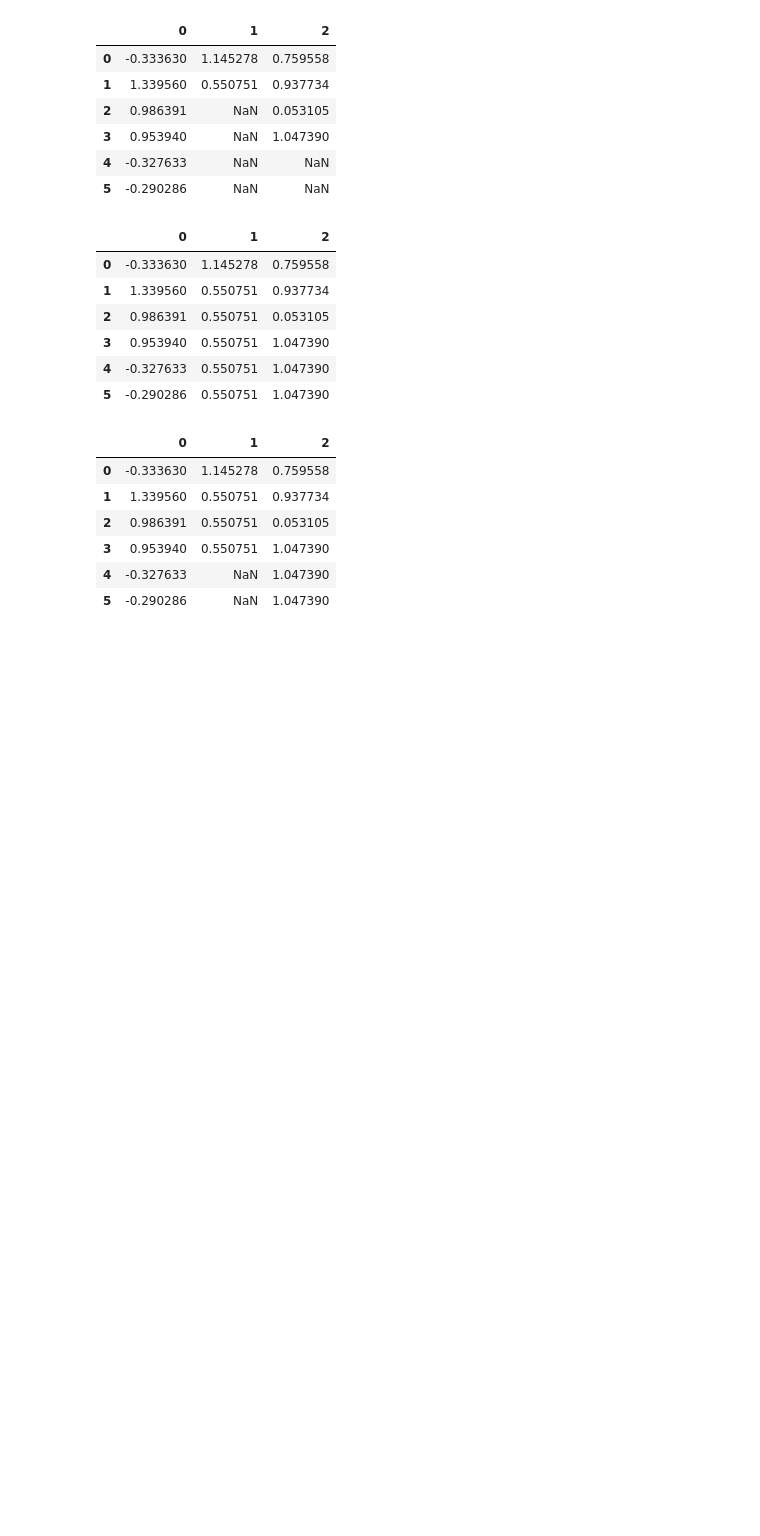
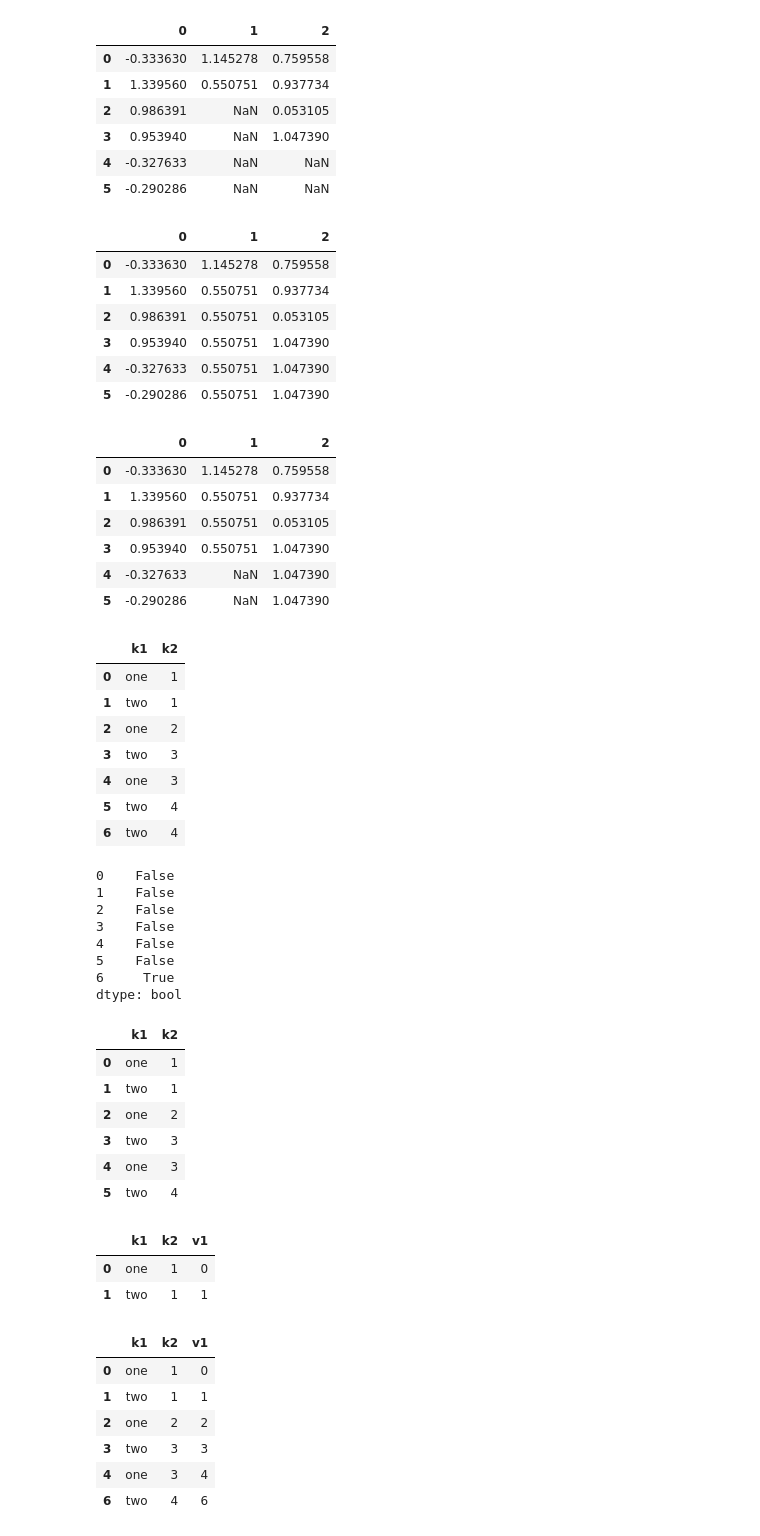
Before and after one commit to Roooooobin/Python-for-Data-Analysis-Practice, a Jupyter notebook: Data Cleaning and Preparation.ipynb, the cells around one changed output. Drawn from its saved outputs; the diff is of its cells as text; code cells hidden in the pictures; blank space fills up the shorter version.

Commit message:
Pandas: duplicate, replace

```diff
--- a/Data Cleaning and Preparation.ipynb
+++ b/Data Cleaning and Preparation.ipynb
@@ -190,3 +190,51 @@ df.fillna(method='ffill', limit=2)
 | 3 | 0.953940 | 0.550751 | 1.047390 |
 | 4 | -0.327633 | NaN | 1.047390 |
 | 5 | -0.290286 | NaN | 1.047390 |
+# %%
+# data transformation
+# removing duplicates
+data = pd.DataFrame({'k1': ['one', 'two'] * 3 + ['two'],
+                     'k2': [1, 1, 2, 3, 3, 4, 4]})
+data
+# The DataFrame method duplicated returns a boolean Series indicating whether each row is a duplicate (has been observed in a previous row) or not:
+data.duplicated()
+data.drop_duplicates()
+# filter based only on some column
+data['v1'] = range(7)
+data.drop_duplicates(['k1'])
+# by default keep the first observed value, passing keep='last' will return the last one
+data.drop_duplicates(['k1', 'k2'], keep='last')
+# %% [output]
+|  | k1 | k2 |
+| 0 | one | 1 |
+| 1 | two | 1 |
+| 2 | one | 2 |
+| 3 | two | 3 |
+| 4 | one | 3 |
+| 5 | two | 4 |
+| 6 | two | 4 |
+0    False
+1    False
+2    False
+3    False
+4    False
+5    False
+6     True
+dtype: bool
+|  | k1 | k2 |
+| 0 | one | 1 |
+| 1 | two | 1 |
+| 2 | one | 2 |
+| 3 | two | 3 |
+| 4 | one | 3 |
+| 5 | two | 4 |
+|  | k1 | k2 | v1 |
+| 0 | one | 1 | 0 |
+| 1 | two | 1 | 1 |
+|  | k1 | k2 | v1 |
+| 0 | one | 1 | 0 |
+| 1 | two | 1 | 1 |
+| 2 | one | 2 | 2 |
+| 3 | two | 3 | 3 |
+| 4 | one | 3 | 4 |
+| 6 | two | 4 | 6 |
```
Also changed, not shown: parts of 3 cells of this notebook.
